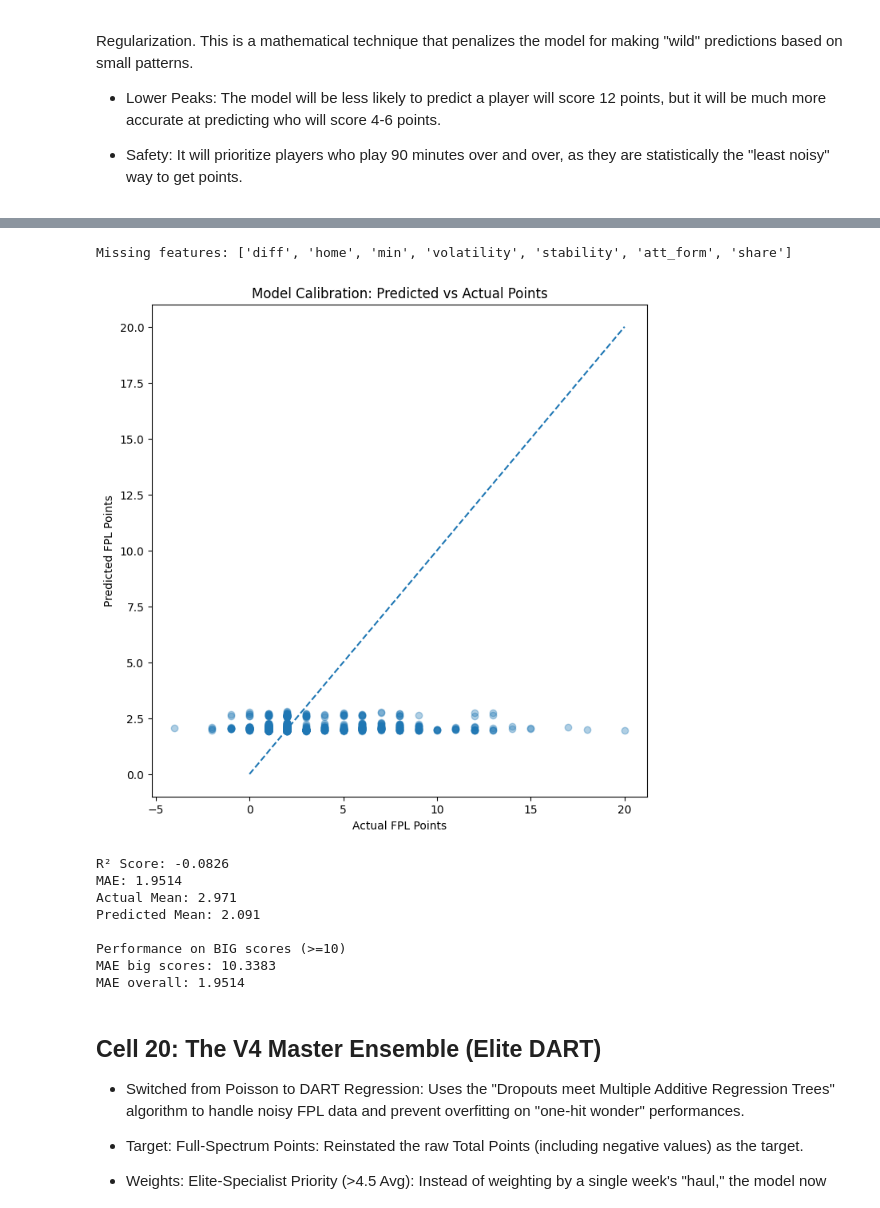
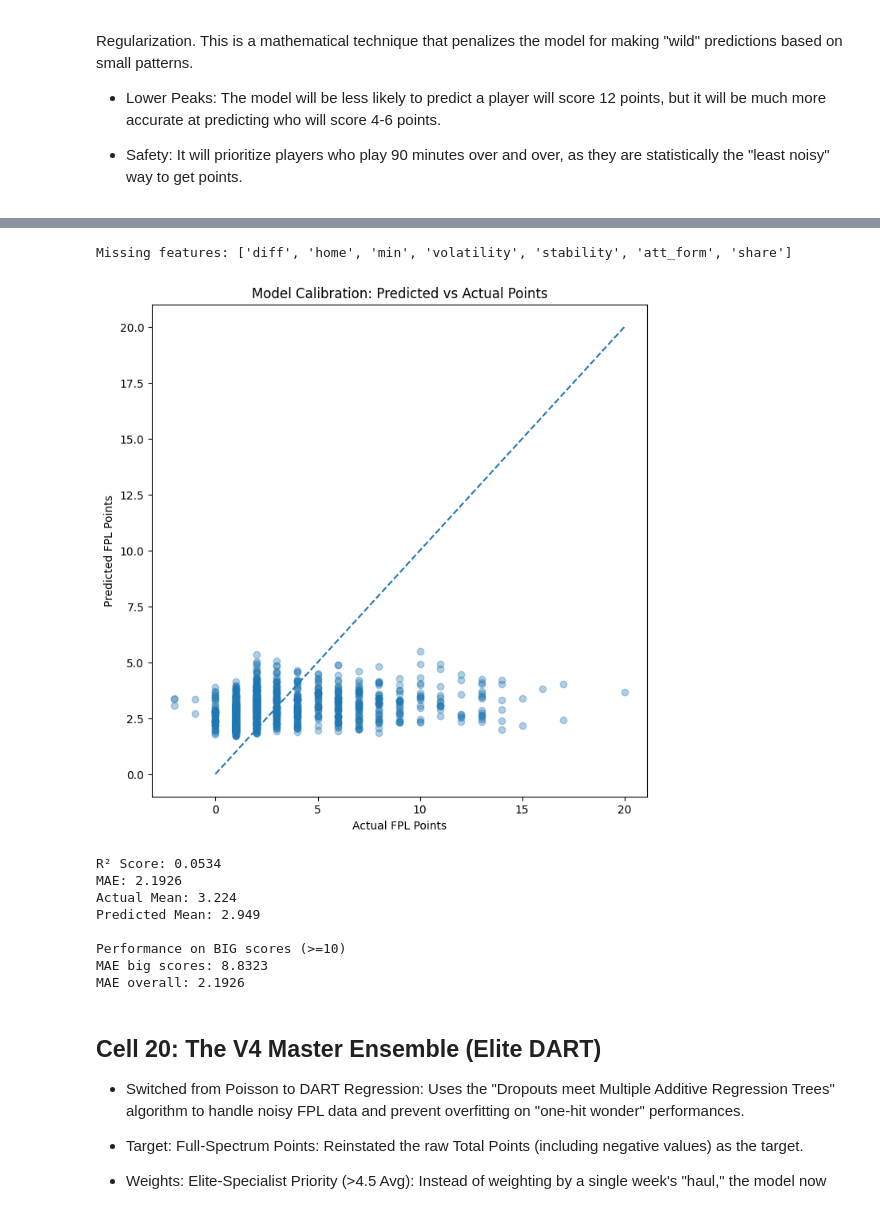
Before and after one commit to sophiedelrey/fpl_pipeline, a Jupyter notebook: models/forecaster_pro.ipynb, the cells around one changed output, grey strips where cells are left out. Cells and saved outputs as stored; diff of their text form; code cells hidden in the pictures.

```diff
--- a/models/forecaster_pro.ipynb
+++ b/models/forecaster_pro.ipynb
@@ -1641,39 +1640,0 @@ V3 Model trained with noise-reduction parameters.
-# %%
-# 1. POINTS VOLATILITY (The Noise Detector)
-# Measures how much a player's score jumps around.
-# Now safe because Cell 1 combined Double Gameweeks.
-df_augmented['Points_Volatility_5'] = df_augmented.groupby('Player UUID')['Total Points'].transform(
-    lambda x: x.shift(1).rolling(5, min_periods=1).std()
-).fillna(0)
-
-# 2. MINUTES STABILITY (The "Nailed-On" Metric)
-# Since Cell 1 capped minutes at 180, this average will finally be realistic.
-df_augmented['Min_Stability_5'] = df_augmented.groupby('Player UUID')['Minutes Played'].transform(
-    lambda x: x.shift(1).rolling(5, min_periods=1).mean()
-).fillna(0)
-
-# 3. ATTACKING FORM (The "Smell" Test)
-# Calculates average points over the last 3 weeks to find players in a "purple patch."
-df_augmented['Attacking_Form_3'] = df_augmented.groupby('Player UUID')['Total Points'].transform(
-    lambda x: x.shift(1).rolling(3, min_periods=1).mean()
-).fillna(0)
-
-# 4. FINAL PROJECT AUDIT & SANITY CHECK
-print("--- V3 Enrichment Integrity Report ---")
-max_stab = df_augmented['Min_Stability_5'].max()
-avg_vol = df_augmented['Points_Volatility_5'].mean()
-
-print(f"Max Stability Score: {max_stab:.1f} (Should be <= 180)")
-print(f"Average League Volatility: {avg_vol:.2f}")
-
-if max_stab > 180.1:
-    print("ALERT: Stability is still too high. Re-check Cell 1 aggregation!")
-else:
-    print("Reliability features verified and mathematically sound.")
-
-# 5. SAVE THE FINAL ENRICHED DATASET
-ENHANCED_V3_OUT = '../output/forecaster_pro/fpl_features_augmented_v3.csv'
-df_augmented.to_csv(ENHANCED_V3_OUT, index=False, encoding='utf-8-sig')
-
-print(f"\nSuccess! V3 Reliability features saved to: {ENHANCED_V3_OUT}")
-display(df_augmented[['Web Name', 'Points_Volatility_5', 'Min_Stability_5']].tail(10))
@@ -1850,47 +1888,49 @@ missing = [f for f in expected_features if f not in X_val_scaled.columns]
 if missing:
     print("Missing features:", missing)
 
-X_val_for_pred = X_val_scaled.reindex(columns=expected_features, fill_value=0)
+#X_val_for_pred = X_val_scaled.reindex(columns=expected_features, fill_value=0)
+X_val_for_pred = X_val_v3.copy()
+y_val = y_val_v3  # make sure target matches
 
 # Predictions
 y_true = np.array(y_val).ravel()
 y_pred = model_v3.predict(X_val_for_pred)
 
 # Plot
 plt.figure(figsize=(8,8))
 plt.scatter(y_true, y_pred, alpha=0.35)
 
 max_val = max(y_true.max(), y_pred.max())
 plt.plot([0, max_val], [0, max_val], linestyle='--')
 
 plt.xlabel("Actual FPL Points")
 plt.ylabel("Predicted FPL Points")
 plt.title("Model Calibration: Predicted vs Actual Points")
 plt.show()
 
 # Metrics
 print("R² Score:", round(r2_score(y_true, y_pred),4))
 print("MAE:", round(mean_absolute_error(y_true, y_pred),4))
 print("Actual Mean:", round(np.mean(y_true),3))
 print("Predicted Mean:", round(np.mean(y_pred),3))
 
 # Big score diagnostic
 big_scores = y_true >= 10
 
 print("\nPerformance on BIG scores (>=10)")
 print("MAE big scores:", round(mean_absolute_error(y_true[big_scores], y_pred[big_scores]),4))
 print("MAE overall:", round(mean_absolute_error(y_true, y_pred),4))
 # %% [output]
 Missing features: ['diff', 'home', 'min', 'volatility', 'stability', 'att_form', 'share']
-[figure, old version]
+[figure, new version]
-R² Score: -0.0826
-MAE: 1.9514
-Actual Mean: 2.971
-Predicted Mean: 2.091
+R² Score: 0.0534
+MAE: 2.1926
+Actual Mean: 3.224
+Predicted Mean: 2.949
 
 Performance on BIG scores (>=10)
-MAE big scores: 10.3383
-MAE overall: 1.9514
+MAE big scores: 8.8323
+MAE overall: 2.1926
 # %% [markdown]
 ## Cell 20: The V4 Master Ensemble (Elite DART)
 * Switched from Poisson to DART Regression: Uses the "Dropouts meet Multiple Additive Regression Trees" algorithm to handle noisy FPL data and prevent overfitting on "one-hit wonder" performances.
```
Also changed, not shown: parts of 48 cells of this notebook.
